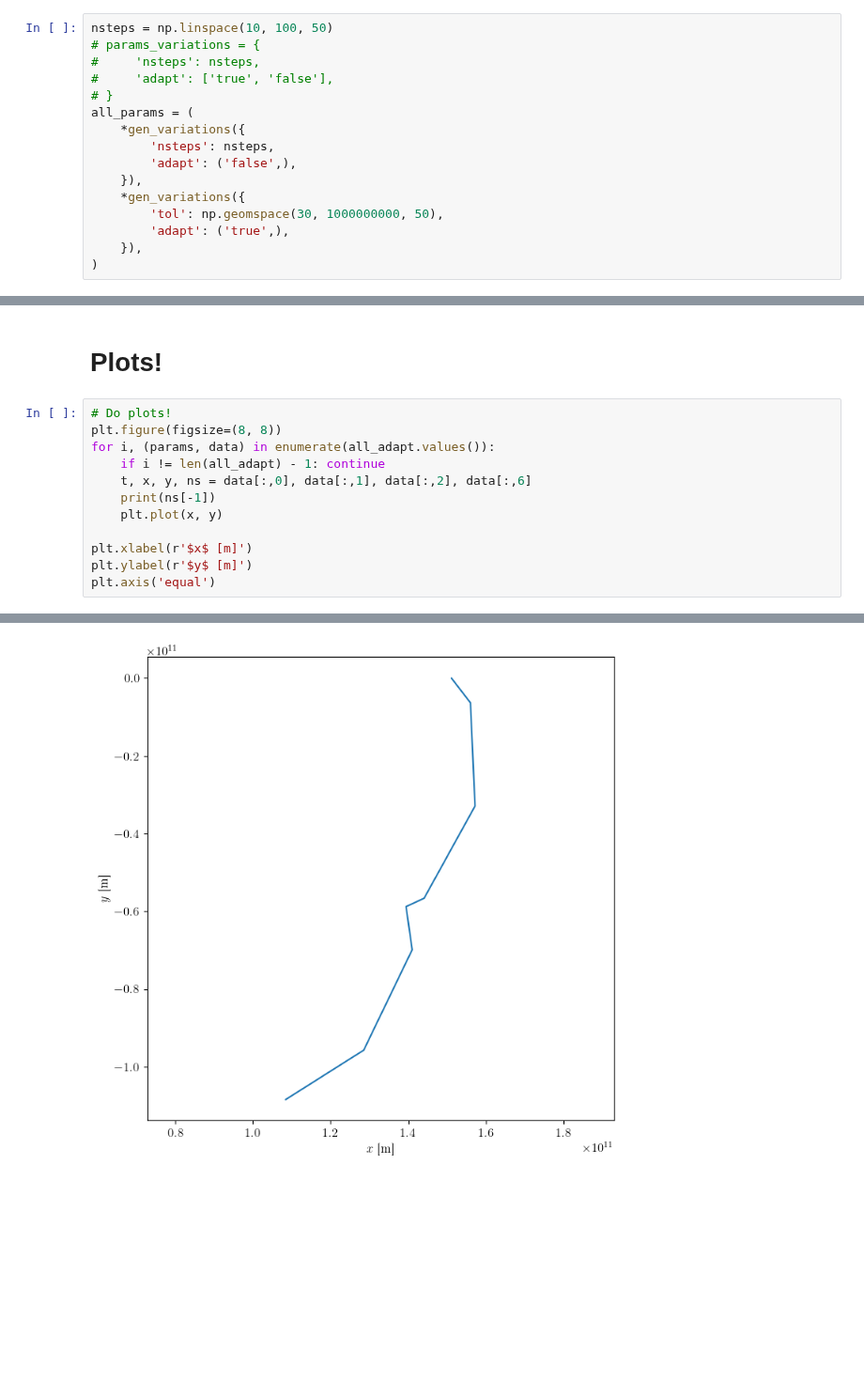
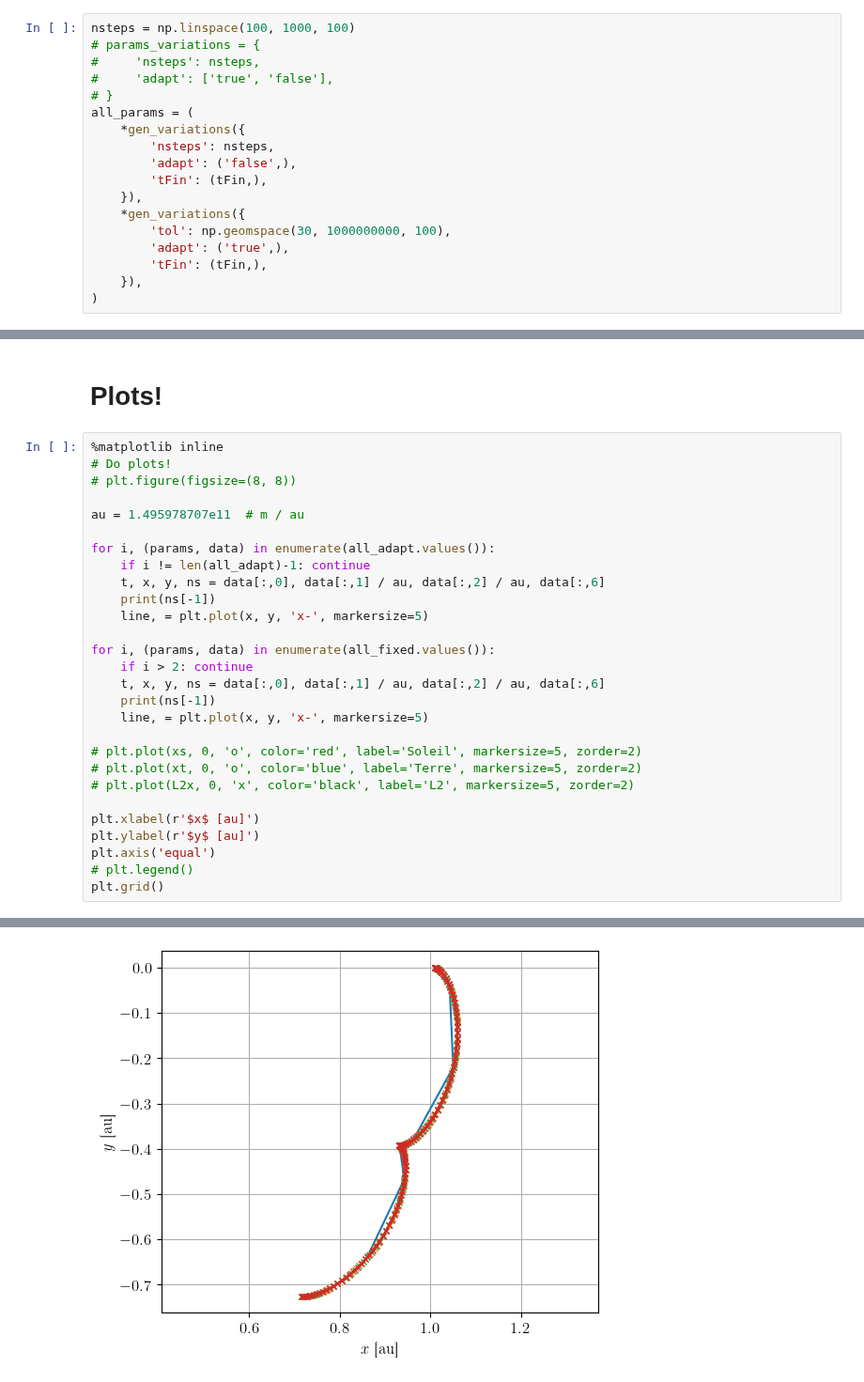
Before and after one commit to TomVdt/PhysNum, a Jupyter notebook: exercice3/analysis/analysis3bi.ipynb, the cells around one changed output, grey strips where cells are left out. Shown at 94% size. Cells and saved outputs as stored; diff of their text form; blank space fills up the shorter version.

```diff
--- a/exercice3/analysis/analysis3bi.ipynb
+++ b/exercice3/analysis/analysis3bi.ipynb
@@ -58,7 +56,7 @@ def gen_variations(kwargs: dict[str, Any]) -> tuple[dict[str, Any], ...]:
         {a: b for a, b in zip(kwargs.keys(), c)} for c in product(*kwargs.values())
     )
 # %%
-nsteps = np.linspace(10, 100, 50)
+nsteps = np.linspace(100, 1000, 100)
 # params_variations = {
 #     'nsteps': nsteps,
 #     'adapt': ['true', 'false'],
@@ -67,10 +65,12 @@ all_params = (
     *gen_variations({
         'nsteps': nsteps,
         'adapt': ('false',),
+        'tFin': (tFin,),
     }),
     *gen_variations({
-        'tol': np.geomspace(30, 1000000000, 50),
+        'tol': np.geomspace(30, 1000000000, 100),
         'adapt': ('true',),
+        'tFin': (tFin,),
     }),
 )
 # %%
@@ -110,15 +110,31 @@ for file, params in zip(outputs, all_params):
 # %% [markdown]
 # Plots!
 # %%
+%matplotlib inline
 # Do plots!
-plt.figure(figsize=(8, 8))
+# plt.figure(figsize=(8, 8))
+
+au = 1.495978707e11  # m / au
+
 for i, (params, data) in enumerate(all_adapt.values()):
-    if i != len(all_adapt) - 1: continue
-    t, x, y, ns = data[:,0], data[:,1], data[:,2], data[:,6]
+    if i != len(all_adapt)-1: continue
+    t, x, y, ns = data[:,0], data[:,1] / au, data[:,2] / au, data[:,6]
     print(ns[-1])
-    plt.plot(x, y)
+    line, = plt.plot(x, y, 'x-', markersize=5)
 
-plt.xlabel(r'$x$ [m]')
-plt.ylabel(r'$y$ [m]')
+for i, (params, data) in enumerate(all_fixed.values()):
+    if i > 2: continue
+    t, x, y, ns = data[:,0], data[:,1] / au, data[:,2] / au, data[:,6]
+    print(ns[-1])
+    line, = plt.plot(x, y, 'x-', markersize=5)
+
+# plt.plot(xs, 0, 'o', color='red', label='Soleil', markersize=5, zorder=2)
+# plt.plot(xt, 0, 'o', color='blue', label='Terre', markersize=5, zorder=2)
+# plt.plot(L2x, 0, 'x', color='black', label='L2', markersize=5, zorder=2)
+
+plt.xlabel(r'$x$ [au]')
+plt.ylabel(r'$y$ [au]')
 plt.axis('equal')
+# plt.legend()
+plt.grid()
 # %% [output]
@@ -127 +145 @@ plt.axis('equal')
-[figure, old version]
+[figure, new version]
```
Also changed, not shown: parts of 5 cells of this notebook, 1 other file.
